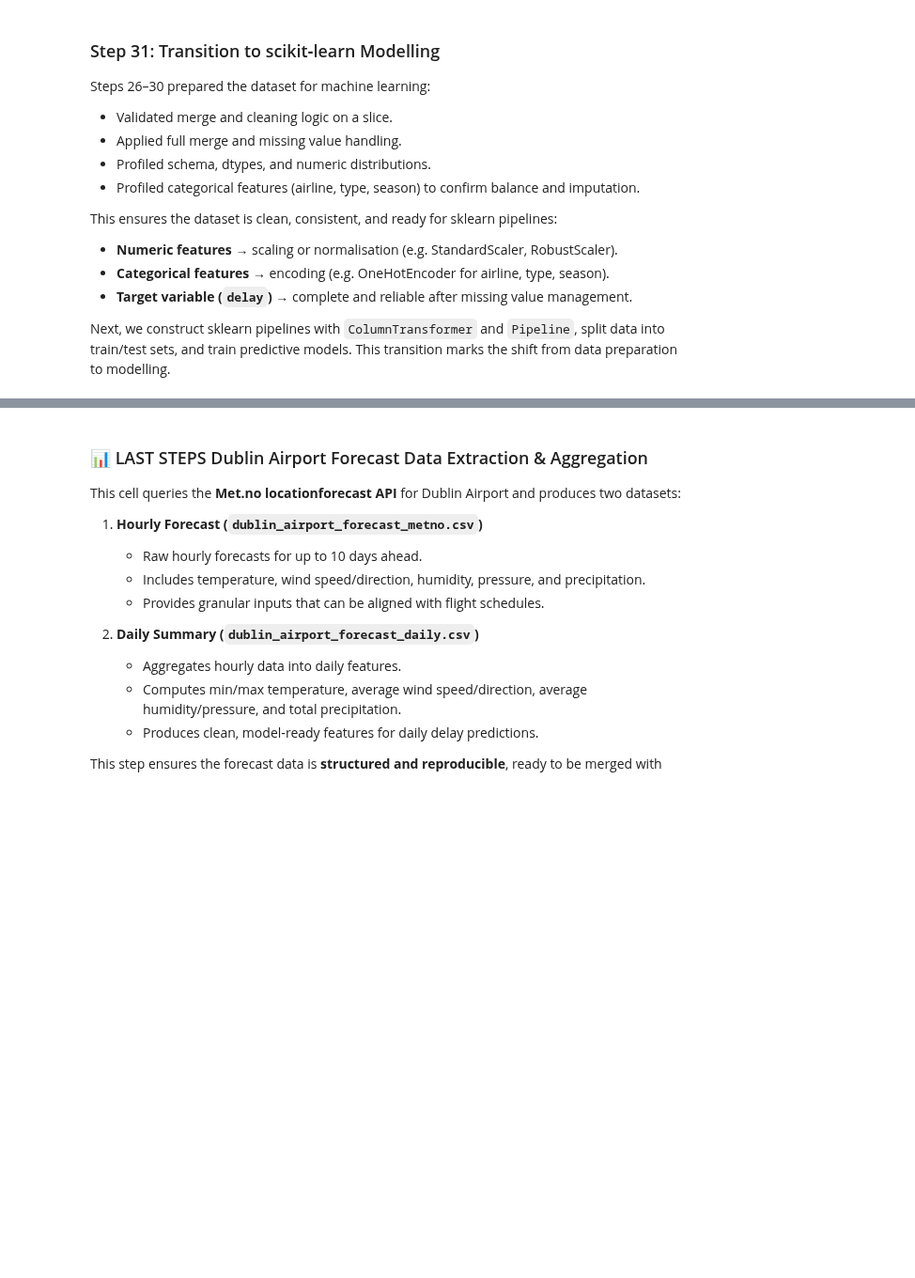
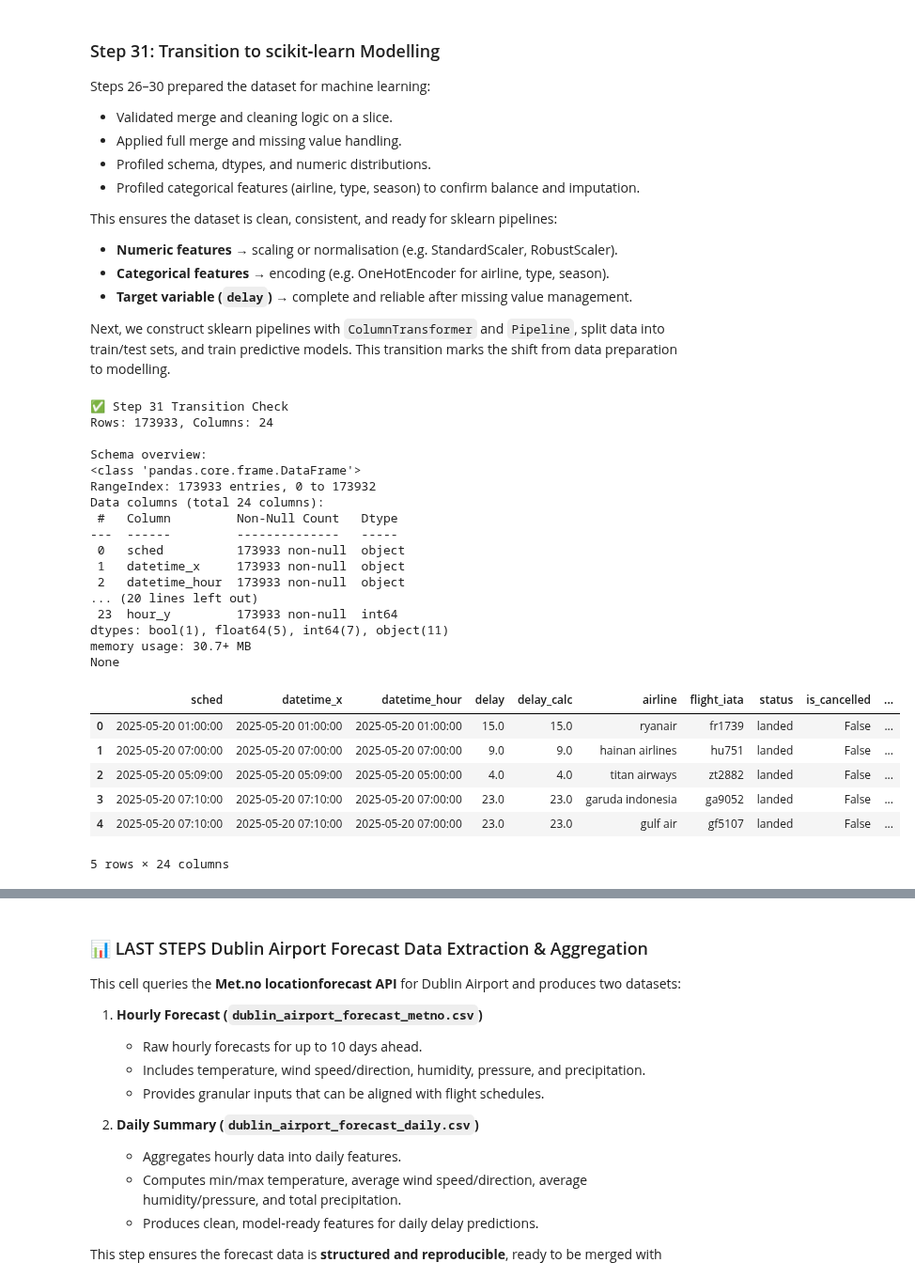
Before and after one commit to ECronin1973/programming-for-data-analytics, a Jupyter notebook: project/flight_reroute_dub.ipynb, the cells around one changed output, grey strips where cells are left out. Shown at 94% size. Saved outputs shown, nothing was run; the diff lists cells and outputs as text; code cells hidden in the pictures; blank space fills up the shorter version.

```diff
--- a/project/flight_reroute_dub.ipynb
+++ b/project/flight_reroute_dub.ipynb
@@ -3883,3 +3900,44 @@ This ensures the dataset is clean, consistent, and ready for sklearn pipelines:
 - **Target variable (`delay`)** → complete and reliable after missing value management.
 
 Next, we construct sklearn pipelines with `ColumnTransformer` and `Pipeline`, split data into train/test sets, and train predictive models. This transition marks the shift from data preparation to modelling.
+# %%
+# Step 31 – Transition to scikit-learn Modelling
+
+# Confirm dataset readiness for sklearn
+import pandas as pd
+
+# Load the modelling dataset (clean target, no NaNs)
+full_model = pd.read_csv("data/s27c_full_model.csv")
+
+print("✅ Step 31 Transition Check")
+print(f"Rows: {len(full_model)}, Columns: {len(full_model.columns)}")
+print("\nSchema overview:")
+print(full_model.info())
+
+# Preview first few rows
+display(full_model.head())
+# %% [output]
+✅ Step 31 Transition Check
+Rows: 173933, Columns: 24
+
+Schema overview:
+<class 'pandas.core.frame.DataFrame'>
+RangeIndex: 173933 entries, 0 to 173932
+Data columns (total 24 columns):
+ #   Column         Non-Null Count   Dtype
+---  ------         --------------   -----
+ 0   sched          173933 non-null  object
+ 1   datetime_x     173933 non-null  object
+ 2   datetime_hour  173933 non-null  object
+... (20 lines left out)
+ 23  hour_y         173933 non-null  int64
+dtypes: bool(1), float64(5), int64(7), object(11)
+memory usage: 30.7+ MB
+None
+|  | sched | datetime_x | datetime_hour | delay | delay_calc | airline | flight_iata | status | is_cancelled | ... |
+| 0 | 2025-05-20 01:00:00 | 2025-05-20 01:00:00 | 2025-05-20 01:00:00 | 15.0 | 15.0 | ryanair | fr1739 | landed | False | ... |
+| 1 | 2025-05-20 07:00:00 | 2025-05-20 07:00:00 | 2025-05-20 07:00:00 | 9.0 | 9.0 | hainan airlines | hu751 | landed | False | ... |
+| 2 | 2025-05-20 05:09:00 | 2025-05-20 05:09:00 | 2025-05-20 05:00:00 | 4.0 | 4.0 | titan airways | zt2882 | landed | False | ... |
+| 3 | 2025-05-20 07:10:00 | 2025-05-20 07:10:00 | 2025-05-20 07:00:00 | 23.0 | 23.0 | garuda indonesia | ga9052 | landed | False | ... |
+| 4 | 2025-05-20 07:10:00 | 2025-05-20 07:10:00 | 2025-05-20 07:00:00 | 23.0 | 23.0 | gulf air | gf5107 | landed | False | ... |
+5 rows × 24 columns
```
Also changed, not shown: parts of 32 cells of this notebook, 7 other files.
